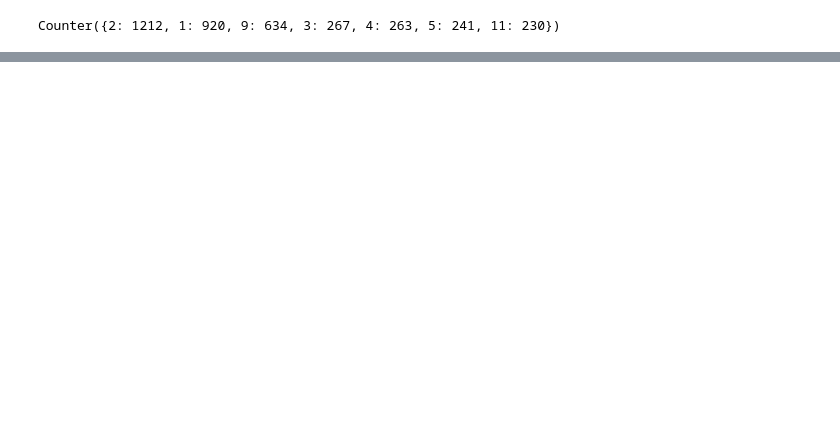
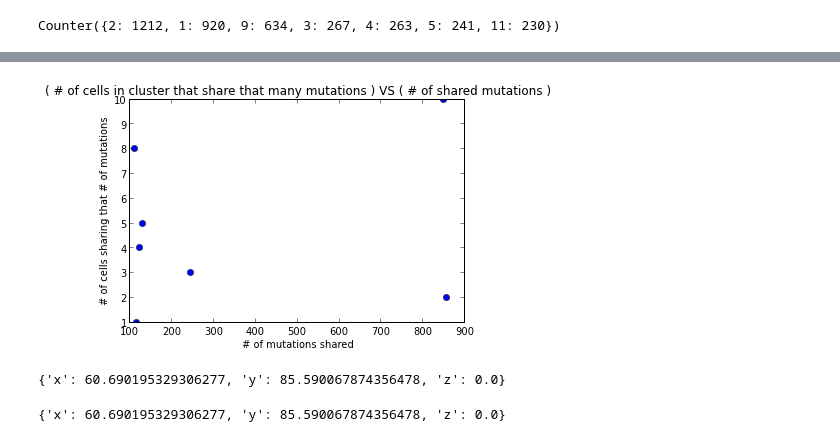
Before and after one commit to zafarali/metastasis, a Jupyter notebook: tst-frequency-analysis.ipynb, the cells around one changed output, grey strips where cells are left out. Cells and saved outputs as stored; diff of their text form; code cells hidden in the pictures; blank space fills up the shorter version.

```diff
--- a/tst-frequency-analysis.ipynb
+++ b/tst-frequency-analysis.ipynb
@@ -37,7 +57,23 @@ print y,x
 # %%
 plt.figure()
+y, x = zip(*pp.frequency_analyze( [ 302, 307, 201 , 171, 236, 298, 200, 237, 301, 237 ] ).items())
 plt.plot(x,y, 'o')
 plt.xlabel('# of mutations shared')
 plt.ylabel('# of cells sharing that # of mutations')
 plt.title('( # of cells in cluster that share that many mutations ) VS ( # of shared mutations )')
 plt.show()
+# %% [output]
+[figure, added]
+# %%
+pp.tumor_COM()
+# %% [output]
+{'x': 60.690195329306277, 'y': 85.590067874356478, 'z': 0.0}
+# %%
+# get all cancer cells, extract the location data from it into a numpy array
+r_vectors = map( lambda x: np.array([ x[1][0], x[1][1], x[1][2] ]) , filter( lambda x: x[1][3] == 2 or x[1][3] == 3, pp.cell_locations.items() ) )
+
+# since it is now in a numpy array, we can do elementwise-summation:
+R_CM = np.sum( r_vectors , axis = 0 ) / float( len( r_vectors ) )
+{ 'x' : R_CM[0] , 'y' : R_CM[1] , 'z' : R_CM[2] }
+# %% [output]
+{'x': 60.690195329306277, 'y': 85.590067874356478, 'z': 0.0}
```
Also changed, not shown: parts of 10 cells of this notebook.
